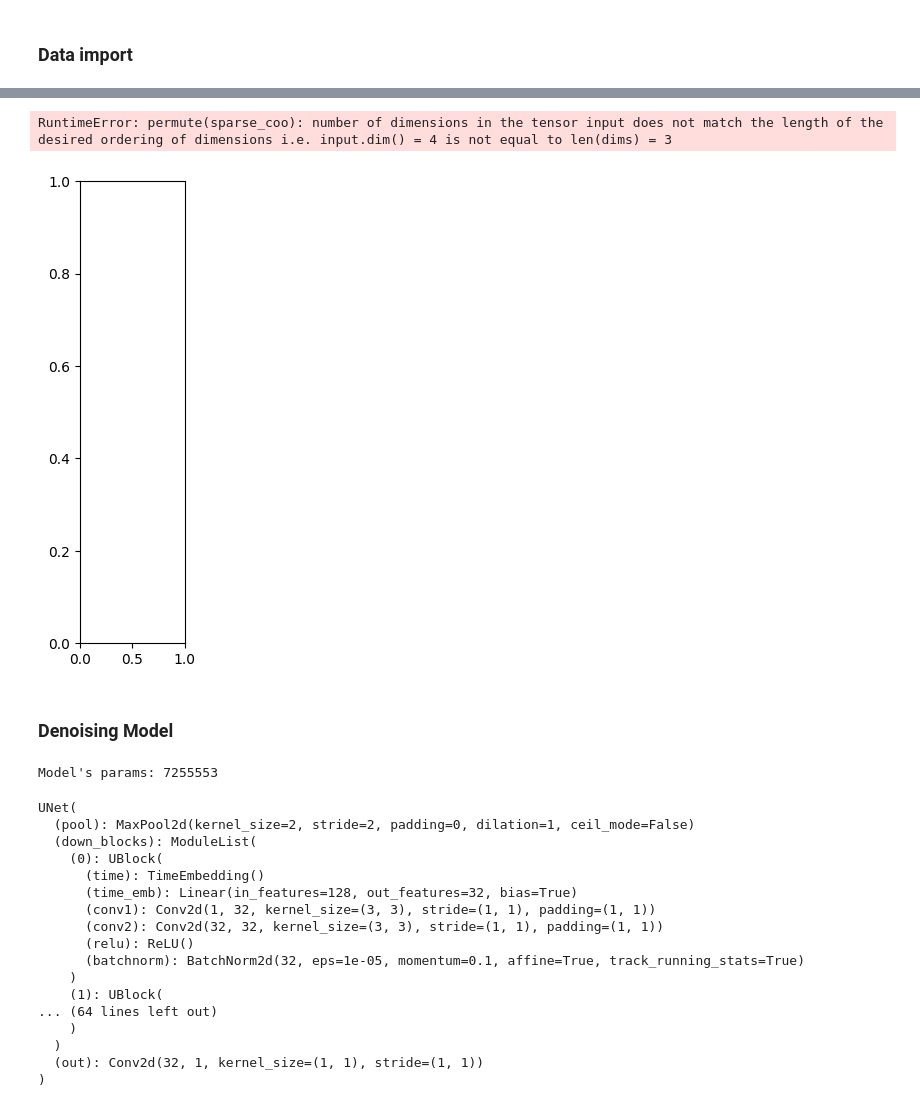
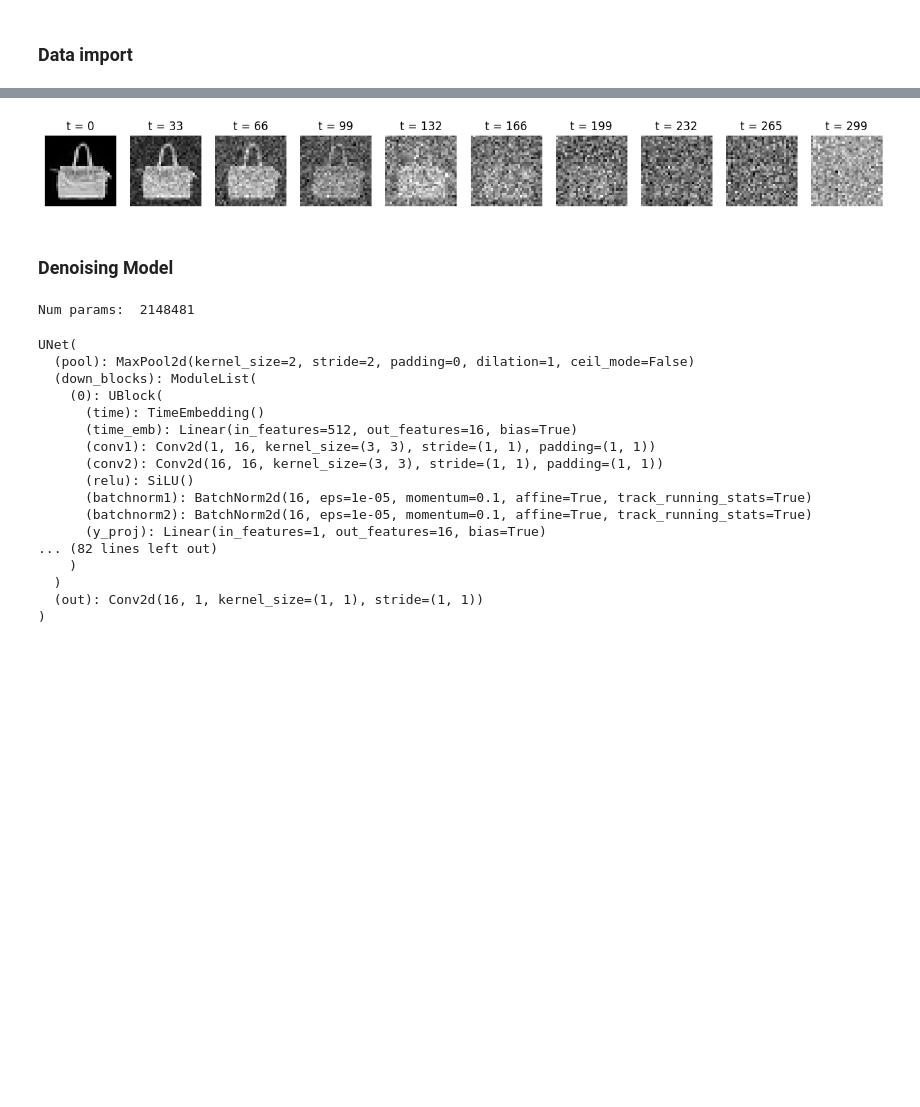
Before and after one commit to alessandrobreccia99/Simple_Diffusion, a Jupyter notebook: DDPM.ipynb, the cells around one changed output, grey strips where cells are left out. Saved outputs shown, nothing was run; the diff lists cells and outputs as text; code cells hidden in the pictures; blank space fills up the shorter version.

```diff
--- a/DDPM.ipynb
+++ b/DDPM.ipynb
@@ -66,3 +24,5 @@ print(f_out_ch)
+# %%
+IS = data.shape[-1]
 # %%
 def plot_img(X,t):
     plt.figure(figsize = (16, 6))
@@ -120,15 +67,14 @@ def plot_noise_schedule(X):
     for i,t in enumerate(torch.linspace(0,T-1,10)):
         plt.subplot(1, 10, i+1)
         x, _ = noisy_img(X,int(t))
-        plt.imshow(back_img(x).cpu(), cmap='gray')
+        plt.imshow(x.view(IS,IS).cpu(), cmap='gray')
         plt.title(f't = {int(t)}')
         plt.axis('off')
     plt.show()
 # %%
-plot_noise_schedule( next(iter(dataloader))[torch.randint(batch_size,(1,))] )
+plot_noise_schedule(data[torch.randint(0,len(data), (1,))])
 # %% [output]
-RuntimeError: permute(sparse_coo): number of dimensions in the tensor input does not match the length of the desired ordering of dimensions i.e. input.dim() = 4 is not equal to len(dims) = 3
-[figure, old version]
+[figure, new version]
 # %% [markdown]
 ### Denoising Model
 # %%
@@ -204,28 +157,27 @@ class UNet(nn.Module):
         out = self.out(x)
         return out
 # %%
-model = UNet()
-model_params = sum(p.numel() for p in model.parameters())
-print("Model's params:", model_params)
+model = UNet(False)
+print("Num params: ", sum(p.numel() for p in model.parameters()))
 model
 # %% [output]
-Model's params: 7255553
+Num params:  2148481
 UNet(
   (pool): MaxPool2d(kernel_size=2, stride=2, padding=0, dilation=1, ceil_mode=False)
   (down_blocks): ModuleList(
     (0): UBlock(
       (time): TimeEmbedding()
-      (time_emb): Linear(in_features=128, out_features=32, bias=True)
-      (conv1): Conv2d(1, 32, kernel_size=(3, 3), stride=(1, 1), padding=(1, 1))
-      (conv2): Conv2d(32, 32, kernel_size=(3, 3), stride=(1, 1), padding=(1, 1))
-      (relu): ReLU()
-      (batchnorm): BatchNorm2d(32, eps=1e-05, momentum=0.1, affine=True, track_running_stats=True)
-    )
-    (1): UBlock(
-... (64 lines left out)
+      (time_emb): Linear(in_features=512, out_features=16, bias=True)
+      (conv1): Conv2d(1, 16, kernel_size=(3, 3), stride=(1, 1), padding=(1, 1))
+      (conv2): Conv2d(16, 16, kernel_size=(3, 3), stride=(1, 1), padding=(1, 1))
+      (relu): SiLU()
+      (batchnorm1): BatchNorm2d(16, eps=1e-05, momentum=0.1, affine=True, track_running_stats=True)
+      (batchnorm2): BatchNorm2d(16, eps=1e-05, momentum=0.1, affine=True, track_running_stats=True)
+      (y_proj): Linear(in_features=1, out_features=16, bias=True)
+... (82 lines left out)
     )
   )
-  (out): Conv2d(32, 1, kernel_size=(1, 1), stride=(1, 1))
+  (out): Conv2d(16, 1, kernel_size=(1, 1), stride=(1, 1))
 )
 # %%
 mus = []
```
Also changed, not shown: parts of 16 cells of this notebook.
